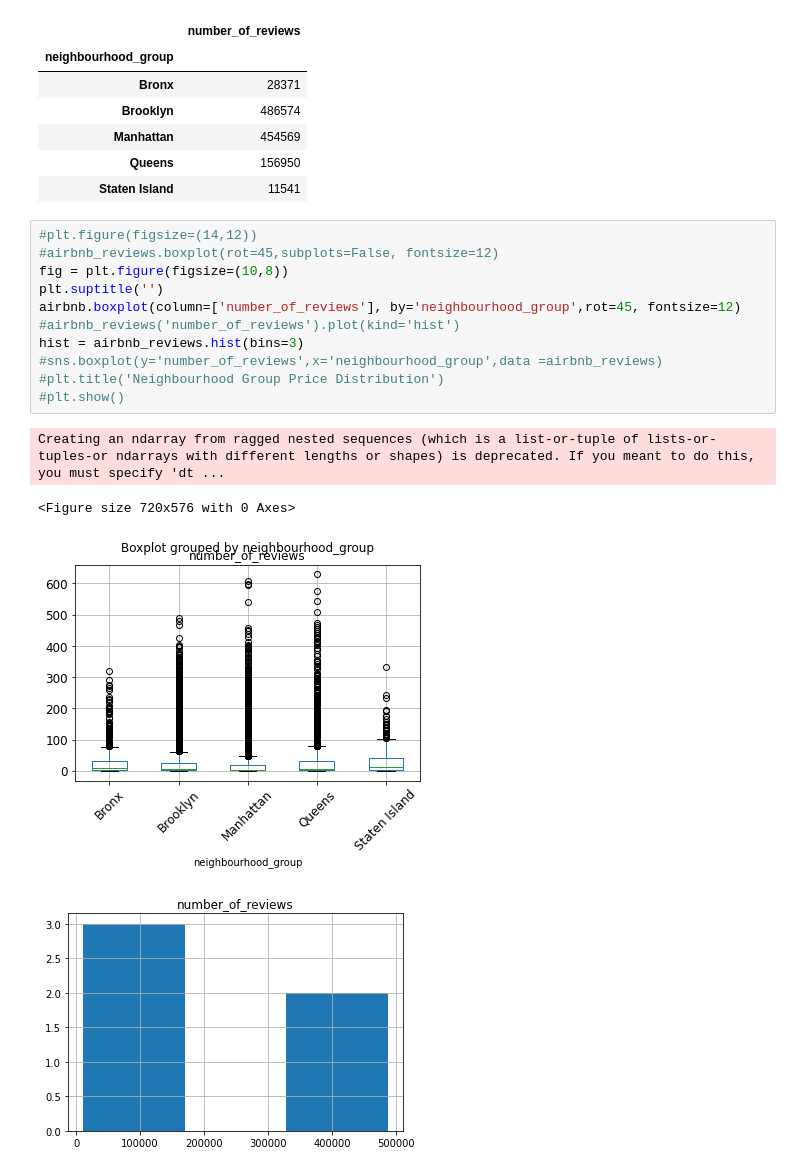
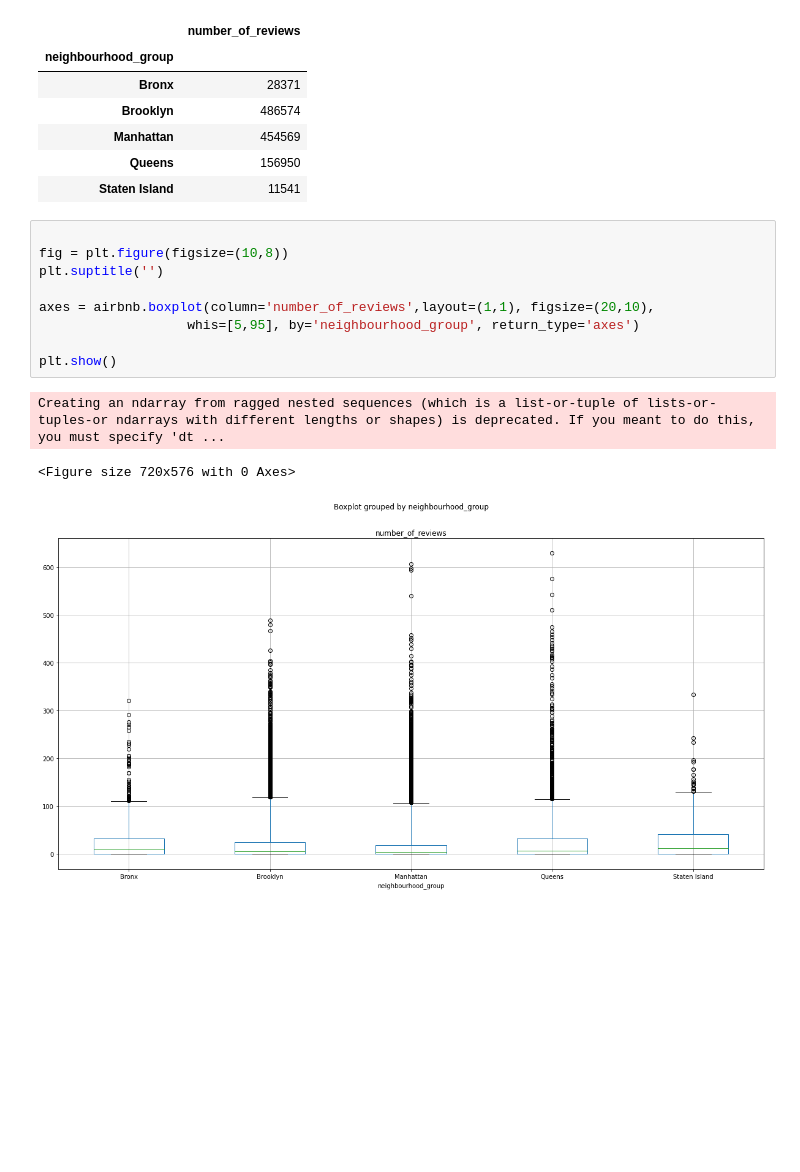
Before and after one commit to sravyagadam/EDA_Capstone, a Jupyter notebook: Copy_of_Airbnb_Bookings_Analysis_Capstone_Project.ipynb, the cells around one changed output. Cells and saved outputs as stored; diff of their text form; blank space fills up the shorter version.

```diff
--- a/Copy_of_Airbnb_Bookings_Analysis_Capstone_Project.ipynb
+++ b/Copy_of_Airbnb_Bookings_Analysis_Capstone_Project.ipynb
@@ -134,19 +132,16 @@ airbnb_reviews
 | Manhattan | 454569 |
 | Queens | 156950 |
 | Staten Island | 11541 |
-# %%
-#plt.figure(figsize=(14,12))
-#airbnb_reviews.boxplot(rot=45,subplots=False, fontsize=12)
-fig = plt.figure(figsize=(10,8))
-plt.suptitle('')
-airbnb.boxplot(column=['number_of_reviews'], by='neighbourhood_group',rot=45, fontsize=12)
-#airbnb_reviews('number_of_reviews').plot(kind='hist')
-hist = airbnb_reviews.hist(bins=3)
-#sns.boxplot(y='number_of_reviews',x='neighbourhood_group',data =airbnb_reviews)
-#plt.title('Neighbourhood Group Price Distribution')
-#plt.show()
-# %% [output]
-Creating an ndarray from ragged nested sequences (which is a list-or-tuple of lists-or-tuples-or ndarrays with different lengths or shapes) is deprecated. If you meant to do this, you must specify 'dt ...
-<Figure size 720x576 with 0 Axes>
-[figure, removed]
-[figure, removed]
+# %%
+
+fig = plt.figure(figsize=(10,8))
+plt.suptitle('')
+
+axes = airbnb.boxplot(column='number_of_reviews',layout=(1,1), figsize=(20,10),
+                   whis=[5,95], by='neighbourhood_group', return_type='axes')
+
+plt.show()
+# %% [output]
+Creating an ndarray from ragged nested sequences (which is a list-or-tuple of lists-or-tuples-or ndarrays with different lengths or shapes) is deprecated. If you meant to do this, you must specify 'dt ...
+<Figure size 720x576 with 0 Axes>
+[figure, added]
```
Also changed, not shown: parts of 5 cells of this notebook.
